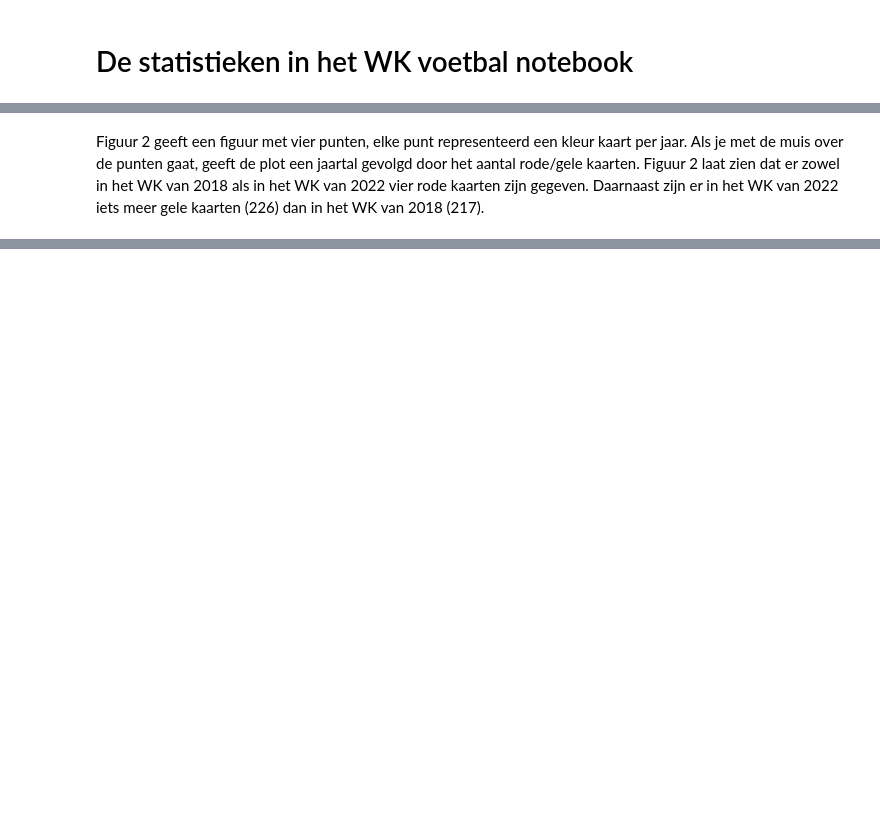
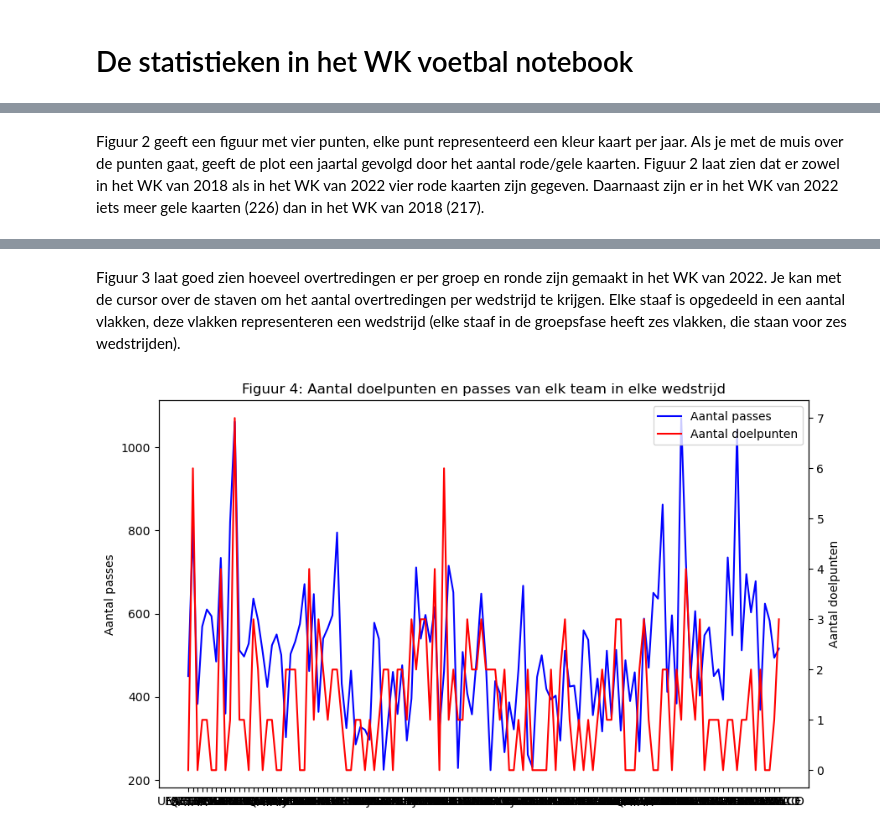
Before and after one commit to DeanVos/InfoVis, a Jupyter notebook: _sources/docs/WK_merged_plots.ipynb, the cells around one changed output, grey strips where cells are left out. Saved outputs shown, nothing was run; the diff lists cells and outputs as text; code cells hidden in the pictures; blank space fills up the shorter version.

```diff
--- a/_sources/docs/WK_merged_plots.ipynb
+++ b/_sources/docs/WK_merged_plots.ipynb
@@ -98,8 +101,8 @@ fig = go.Figure(data = data, layout = layout)
 fig.show()
 # %% [output]
 [interactive output not drawn]
-# %% [markdown]
-Figuur 2 geeft een figuur met vier punten, elke punt representeerd een kleur kaart per jaar. Als je met de muis over de punten gaat, geeft de plot een jaartal gevolgd door het aantal rode/gele kaarten. Figuur 2 laat zien dat er zowel in het WK van 2018 als in het WK van 2022 vier rode kaarten zijn gegeven. Daarnaast zijn er in het WK van 2022 iets meer gele kaarten (226) dan in het WK van 2018 (217).
+# %% [markdown]
+Figuur 2 geeft een figuur met vier punten, elke punt representeerd een kleur kaart per jaar. Als je met de muis over de punten gaat, geeft de plot een jaartal gevolgd door het aantal rode/gele kaarten. Figuur 2 laat zien dat er zowel in het WK van 2018 als in het WK van 2022 vier rode kaarten zijn gegeven. Daarnaast zijn er in het WK van 2022 iets meer gele kaarten (226) dan in het WK van 2018 (217).
 # %%
 selected_columns2022 = wk_df.loc[:, ['fouls against team1', 'fouls against team2', 'category']]
 
@@ -126,3 +129,56 @@ fig.update_layout(title='Aantal overtredingen per groepsfase en ronde (2022)',
 fig.show()
 # %% [output]
 [interactive output not drawn]
+# %% [markdown]
+Figuur 3 laat goed zien hoeveel overtredingen er per groep en ronde zijn gemaakt in het WK van 2022. Je kan met de cursor over de staven om het aantal overtredingen per wedstrijd te krijgen. Elke staaf is opgedeeld in een aantal vlakken, deze vlakken representeren een wedstrijd (elke staaf in de groepsfase heeft zes vlakken, die staan voor zes wedstrijden).
+# %%
+data = wk_df
+# Select the first 64 team names and pass counts from team1 and passes team1 columns
+team1_names = data['team1'].tolist()[:64]
+team1_passes = data['passes team1'].tolist()[:64]
+
+# Select the first 64 team names and pass counts from team2 and passes team2 columns
+team2_names = data['team2'].tolist()[:64]
+team2_passes = data['passes team2'].tolist()[:64]
+
+# Select the first 64 goals conceded by team2 for team1 names
+team1_goals_conceded = data['conceded team2'].tolist()[:64]
+
+# Select the first 64 goals conceded by team1 for team2 names
+team2_goals_conceded = data['conceded team1'].tolist()[:64]
+
+# Combine the team names and pass counts from both teams
+all_team_names = team1_names + team2_names
+all_passes = team1_passes + team2_passes
+
+# Create a figure with two y-axes
+fig, ax1 = plt.subplots(figsize=(10, 6))
+ax2 = ax1.twinx()
+
+# Plot the passes on the first y-axis
+ax1.plot(all_passes, color='blue', label='Aantal passes')
+ax1.set_ylabel('Aantal passes')
+
+# tegengoals combineren
+all_goals_conceded = team1_goals_conceded + team2_goals_conceded
+
+# goals plotten
+ax2.plot(all_goals_conceded, color='red', label='Aantal doelpunten')
+ax2.set_ylabel('Aantal doelpunten')
+
+# leganda's combineren
+lines, labels = ax1.get_legend_handles_labels()
+ax2_lines, ax2_labels = ax2.get_legend_handles_labels()
+lines += ax2_lines
+labels += ax2_labels
+plt.legend(lines, labels)
+
+plt.xticks(range(len(all_team_names)), all_team_names, rotation=45)
+
+# titel
+plt.title('Figuur 4: Aantal doelpunten en passes van elk team in elke wedstrijd')
+
+# plot maken
+plt.show()
+# %% [output]
+[figure, added]
```
Also changed, not shown: parts of 8 cells of this notebook, 9 other files.
